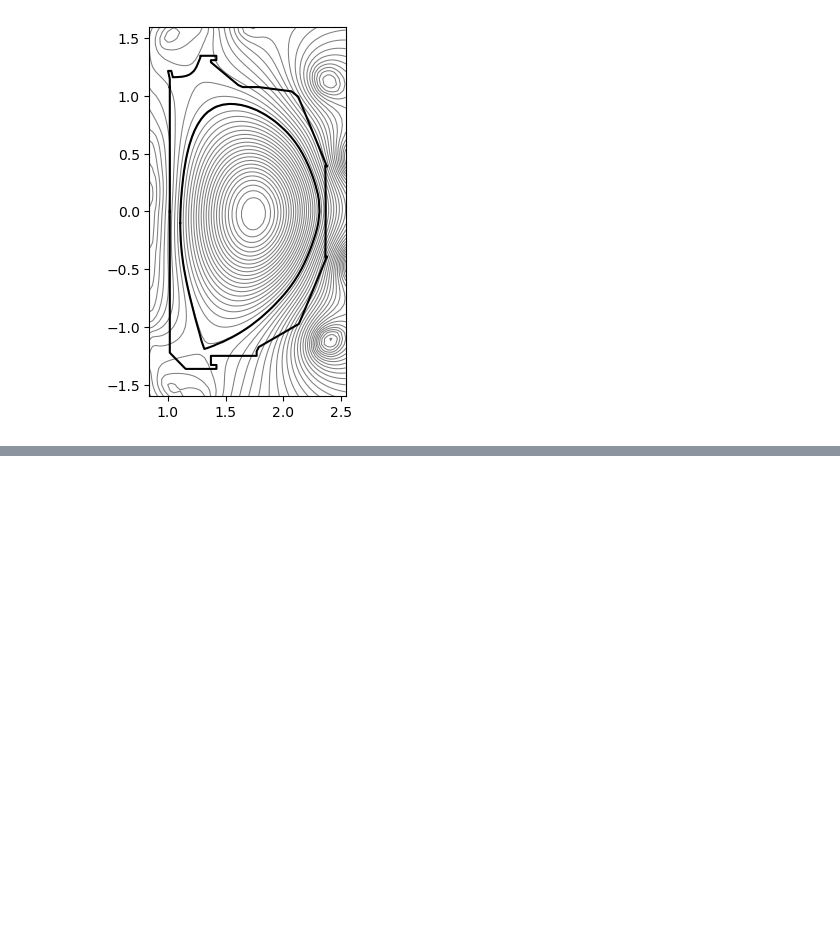
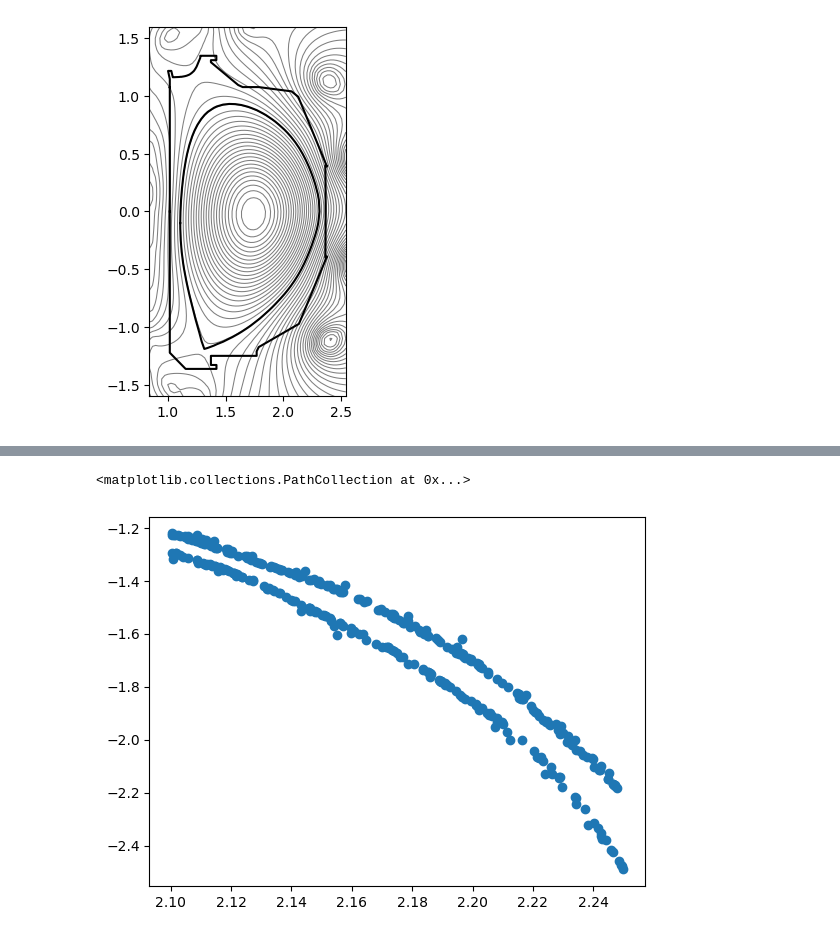
Before and after one commit to Maplenormandy/c1lgkt-jax, a Jupyter notebook: bin/diffrax_scratch.ipynb, the cells around one changed output, grey strips where cells are left out. Saved outputs shown, nothing was run; the diff lists cells and outputs as text; code cells hidden in the pictures; blank space fills up the shorter version.

```diff
--- a/bin/diffrax_scratch.ipynb
+++ b/bin/diffrax_scratch.ipynb
@@ -85,0 +157,7 @@ r.shape
+# %%
+filter = np.logical_or((np.round(winding_pol) == -1), (np.round(winding_pol) == +1))
+plt.figure()
+plt.scatter(r0[filter], omega_tor[filter] / omega_pol[filter] * np.round(winding_pol)[filter])
+# %% [output]
+<matplotlib.collections.PathCollection at 0x...>
+[figure, added]
```
Also changed, not shown: parts of 15 cells of this notebook, 4 other files.
